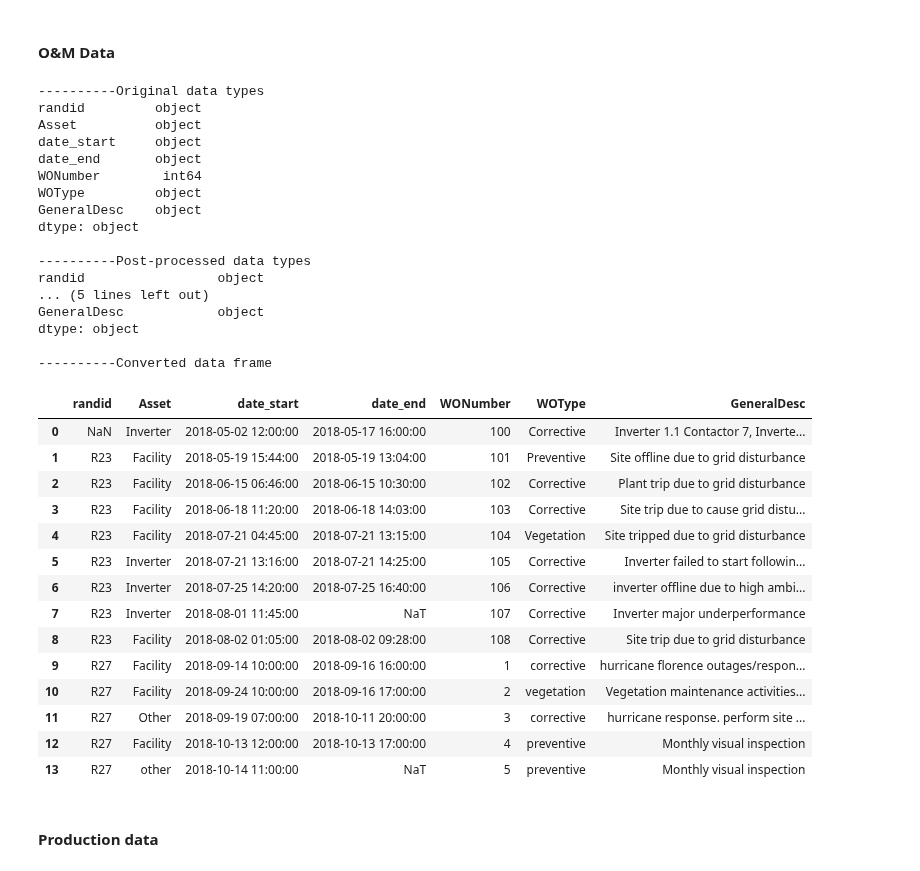
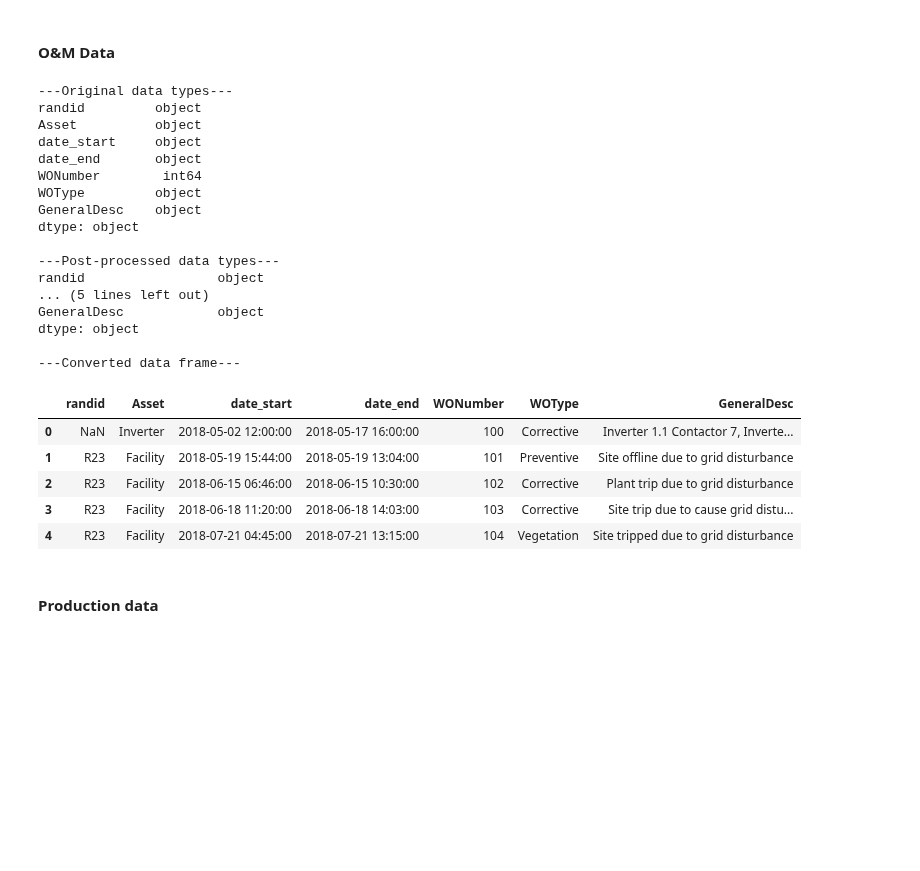
Before and after one commit to sandialabs/pvOps, a Jupyter notebook: examples/tutorial_text2time_module.ipynb, the cells around one changed output. Drawn from its saved outputs; the diff is of its cells as text; code cells hidden in the pictures; blank space fills up the shorter version.

```diff
--- a/examples/tutorial_text2time_module.ipynb
+++ b/examples/tutorial_text2time_module.ipynb
@@ -31,7 +26,7 @@ Read data
 # %%
-prod_data = pd.read_csv(example_prodpath, error_bad_lines=False, engine='python')
-om_data = pd.read_csv(example_OMpath, error_bad_lines=False, engine='python')
-metadata = pd.read_csv(example_metapath, error_bad_lines=False, engine='python')
+prod_data = pd.read_csv(example_prodpath, on_bad_lines='skip', engine='python')
+om_data = pd.read_csv(example_OMpath, on_bad_lines='skip', engine='python')
+metadata = pd.read_csv(example_metapath, on_bad_lines='skip', engine='python')
 # %% [markdown]
 Explore production data
 # %%
@@ -113,46 +92,37 @@ metad_col_dict = {'siteid': 'randid',
 # %%
 #Note:  NaNs are converted to NaTs
 om_data_converted = preprocess.om_date_convert(om_data, om_col_dict)
 
-print('----------Original data types')
+print('---Original data types---')
 print(om_data.dtypes)
-print('\n----------Post-processed data types')
+print('\n---Post-processed data types---')
 print(om_data_converted.dtypes)
-print('\n----------Converted data frame')
-om_data_converted
+print('\n---Converted data frame---')
+om_data_converted.head()
 # %% [output]
-----------Original data types
+---Original data types---
 randid         object
 Asset          object
 date_start     object
 date_end       object
 WONumber        int64
 WOType         object
 GeneralDesc    object
 dtype: object
 
-----------Post-processed data types
+---Post-processed data types---
 randid                 object
 ... (5 lines left out)
 GeneralDesc            object
 dtype: object
 
-----------Converted data frame
+---Converted data frame---
 |  | randid | Asset | date_start | date_end | WONumber | WOType | GeneralDesc |
 | 0 | NaN | Inverter | 2018-05-02 12:00:00 | 2018-05-17 16:00:00 | 100 | Corrective | Inverter 1.1 Contactor 7, Inverte... |
 | 1 | R23 | Facility | 2018-05-19 15:44:00 | 2018-05-19 13:04:00 | 101 | Preventive | Site offline due to grid disturbance |
 | 2 | R23 | Facility | 2018-06-15 06:46:00 | 2018-06-15 10:30:00 | 102 | Corrective | Plant trip due to grid disturbance |
 | 3 | R23 | Facility | 2018-06-18 11:20:00 | 2018-06-18 14:03:00 | 103 | Corrective | Site trip due to cause grid distu... |
 | 4 | R23 | Facility | 2018-07-21 04:45:00 | 2018-07-21 13:15:00 | 104 | Vegetation | Site tripped due to grid disturbance |
-| 5 | R23 | Inverter | 2018-07-21 13:16:00 | 2018-07-21 14:25:00 | 105 | Corrective | Inverter failed to start followin... |
-| 6 | R23 | Inverter | 2018-07-25 14:20:00 | 2018-07-25 16:40:00 | 106 | Corrective | inverter offline due to high ambi... |
-| 7 | R23 | Inverter | 2018-08-01 11:45:00 | NaT | 107 | Corrective | Inverter major underperformance |
-| 8 | R23 | Facility | 2018-08-02 01:05:00 | 2018-08-02 09:28:00 | 108 | Corrective | Site trip due to grid disturbance |
-| 9 | R27 | Facility | 2018-09-14 10:00:00 | 2018-09-16 16:00:00 | 1 | corrective | hurricane florence outages/respon... |
-| 10 | R27 | Facility | 2018-09-24 10:00:00 | 2018-09-16 17:00:00 | 2 | vegetation | Vegetation maintenance activities... |
-| 11 | R27 | Other | 2018-09-19 07:00:00 | 2018-10-11 20:00:00 | 3 | corrective | hurricane response. perform site ... |
-| 12 | R27 | Facility | 2018-10-13 12:00:00 | 2018-10-13 17:00:00 | 4 | preventive | Monthly visual inspection |
-| 13 | R27 | other | 2018-10-14 11:00:00 | NaT | 5 | preventive | Monthly visual inspection |
 # %% [markdown]
 #### Production data
 # %%
```
Also changed, not shown: parts of 51 cells of this notebook, 5 other files.
